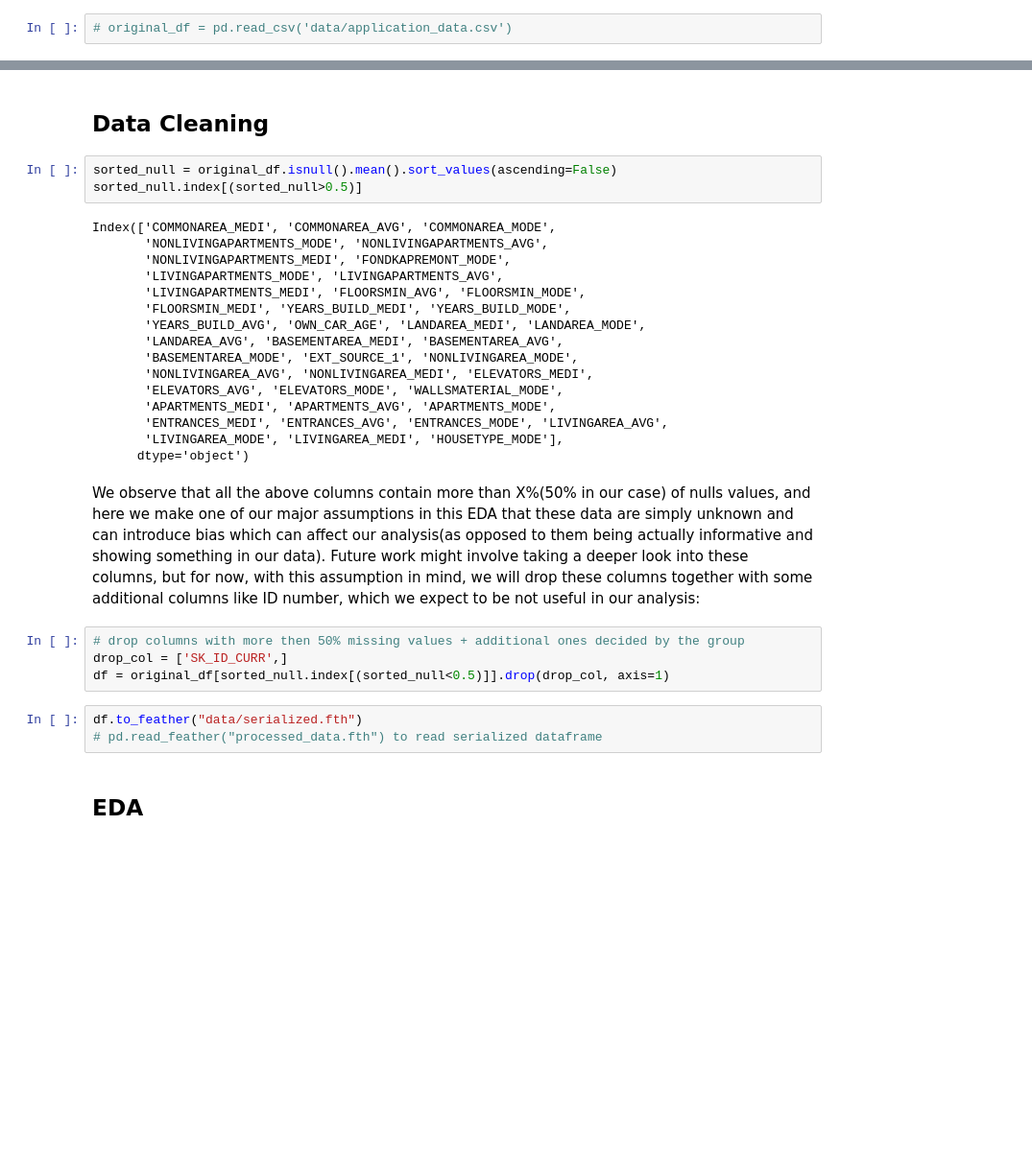
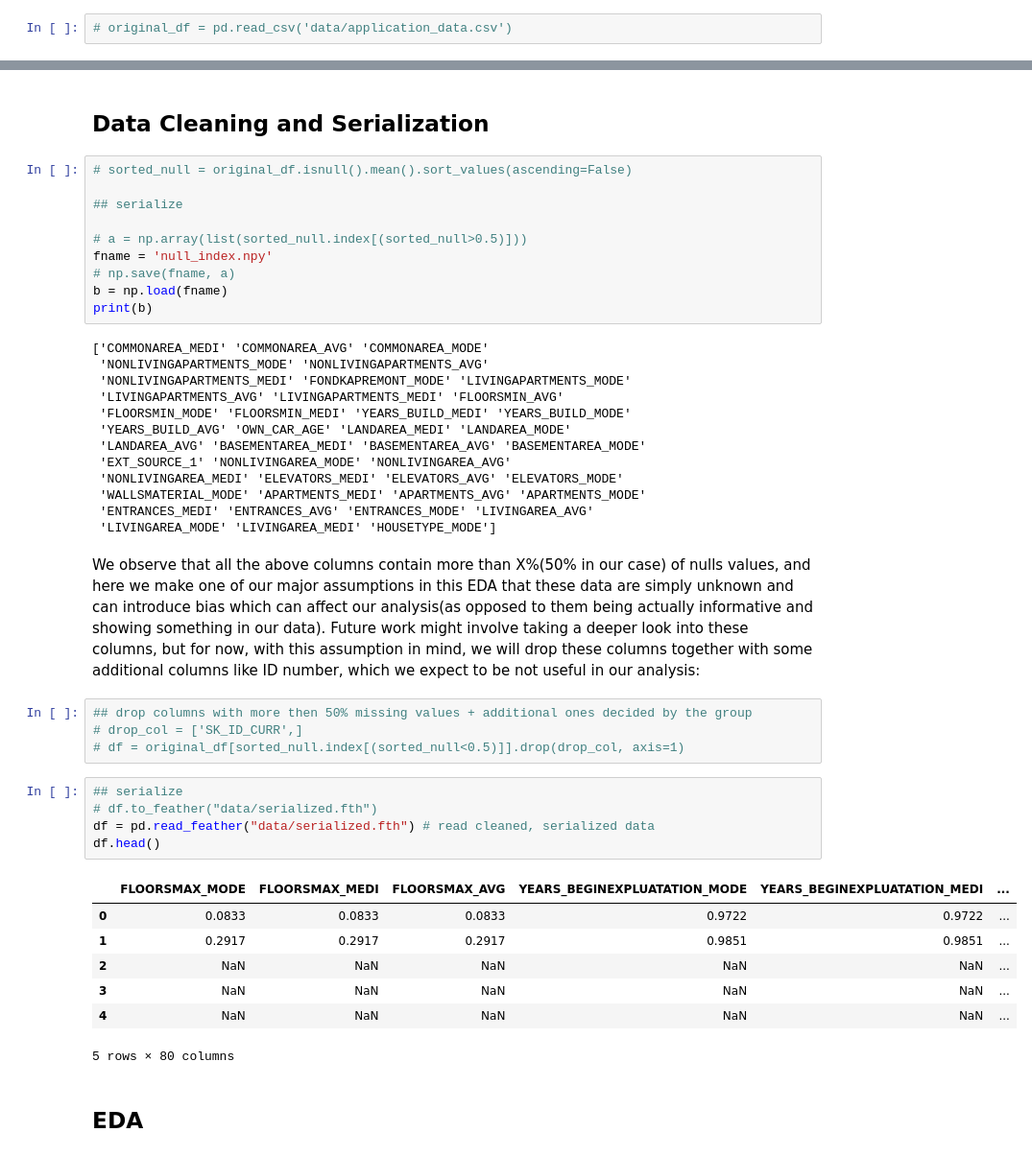
Before and after one commit to UCB-stat-159-s22/hw07-Group11, a Jupyter notebook: main.ipynb, the cells around one changed output, grey strips where cells are left out. Shown: that part at 96% size. Drawn from its saved outputs; the diff is of its cells as text; blank space fills up the shorter version.

Commit message:
serialized intermediate results

```diff
--- a/main.ipynb
+++ b/main.ipynb
@@ -26,33 +26,47 @@ warnings.filterwarnings("ignore")
 # %% [markdown]
-## Data Cleaning
+## Data Cleaning and Serialization
 # %%
-sorted_null = original_df.isnull().mean().sort_values(ascending=False)
-sorted_null.index[(sorted_null>0.5)]
+# sorted_null = original_df.isnull().mean().sort_values(ascending=False)
+
+## serialize
+
+# a = np.array(list(sorted_null.index[(sorted_null>0.5)]))
+fname = 'null_index.npy'
+# np.save(fname, a)
+b = np.load(fname)
+print(b)
 # %% [output]
-Index(['COMMONAREA_MEDI', 'COMMONAREA_AVG', 'COMMONAREA_MODE',
-       'NONLIVINGAPARTMENTS_MODE', 'NONLIVINGAPARTMENTS_AVG',
-       'NONLIVINGAPARTMENTS_MEDI', 'FONDKAPREMONT_MODE',
-       'LIVINGAPARTMENTS_MODE', 'LIVINGAPARTMENTS_AVG',
-       'LIVINGAPARTMENTS_MEDI', 'FLOORSMIN_AVG', 'FLOORSMIN_MODE',
-       'FLOORSMIN_MEDI', 'YEARS_BUILD_MEDI', 'YEARS_BUILD_MODE',
-       'YEARS_BUILD_AVG', 'OWN_CAR_AGE', 'LANDAREA_MEDI', 'LANDAREA_MODE',
-       'LANDAREA_AVG', 'BASEMENTAREA_MEDI', 'BASEMENTAREA_AVG',
-       'BASEMENTAREA_MODE', 'EXT_SOURCE_1', 'NONLIVINGAREA_MODE',
-       'NONLIVINGAREA_AVG', 'NONLIVINGAREA_MEDI', 'ELEVATORS_MEDI',
-       'ELEVATORS_AVG', 'ELEVATORS_MODE', 'WALLSMATERIAL_MODE',
-       'APARTMENTS_MEDI', 'APARTMENTS_AVG', 'APARTMENTS_MODE',
-       'ENTRANCES_MEDI', 'ENTRANCES_AVG', 'ENTRANCES_MODE', 'LIVINGAREA_AVG',
-       'LIVINGAREA_MODE', 'LIVINGAREA_MEDI', 'HOUSETYPE_MODE'],
-      dtype='object')
+['COMMONAREA_MEDI' 'COMMONAREA_AVG' 'COMMONAREA_MODE'
+ 'NONLIVINGAPARTMENTS_MODE' 'NONLIVINGAPARTMENTS_AVG'
+ 'NONLIVINGAPARTMENTS_MEDI' 'FONDKAPREMONT_MODE' 'LIVINGAPARTMENTS_MODE'
+ 'LIVINGAPARTMENTS_AVG' 'LIVINGAPARTMENTS_MEDI' 'FLOORSMIN_AVG'
+ 'FLOORSMIN_MODE' 'FLOORSMIN_MEDI' 'YEARS_BUILD_MEDI' 'YEARS_BUILD_MODE'
+ 'YEARS_BUILD_AVG' 'OWN_CAR_AGE' 'LANDAREA_MEDI' 'LANDAREA_MODE'
+ 'LANDAREA_AVG' 'BASEMENTAREA_MEDI' 'BASEMENTAREA_AVG' 'BASEMENTAREA_MODE'
+ 'EXT_SOURCE_1' 'NONLIVINGAREA_MODE' 'NONLIVINGAREA_AVG'
+ 'NONLIVINGAREA_MEDI' 'ELEVATORS_MEDI' 'ELEVATORS_AVG' 'ELEVATORS_MODE'
+ 'WALLSMATERIAL_MODE' 'APARTMENTS_MEDI' 'APARTMENTS_AVG' 'APARTMENTS_MODE'
+ 'ENTRANCES_MEDI' 'ENTRANCES_AVG' 'ENTRANCES_MODE' 'LIVINGAREA_AVG'
+ 'LIVINGAREA_MODE' 'LIVINGAREA_MEDI' 'HOUSETYPE_MODE']
 # %% [markdown]
 We observe that all the above columns contain more than X%(50% in our case) of nulls values, and here we make one of our major assumptions in this EDA that these data are simply unknown and can introduce bias which can affect our analysis(as opposed to them being actually informative and showing something in our data). Future work might involve taking a deeper look into these columns, but for now, with this assumption in mind, we will drop these columns together with some additional columns like ID number, which we expect to be not useful in our analysis:
 # %%
-# drop columns with more then 50% missing values + additional ones decided by the group
-drop_col = ['SK_ID_CURR',]
-df = original_df[sorted_null.index[(sorted_null<0.5)]].drop(drop_col, axis=1)
+## drop columns with more then 50% missing values + additional ones decided by the group
+# drop_col = ['SK_ID_CURR',]
+# df = original_df[sorted_null.index[(sorted_null<0.5)]].drop(drop_col, axis=1)
 # %%
-df.to_feather("data/serialized.fth")
-# pd.read_feather("processed_data.fth") to read serialized dataframe
+## serialize
+# df.to_feather("data/serialized.fth")
+df = pd.read_feather("data/serialized.fth") # read cleaned, serialized data
+df.head()
+# %% [output]
+|  | FLOORSMAX_MODE | FLOORSMAX_MEDI | FLOORSMAX_AVG | YEARS_BEGINEXPLUATATION_MODE | YEARS_BEGINEXPLUATATION_MEDI | ... |
+| 0 | 0.0833 | 0.0833 | 0.0833 | 0.9722 | 0.9722 | ... |
+| 1 | 0.2917 | 0.2917 | 0.2917 | 0.9851 | 0.9851 | ... |
+| 2 | NaN | NaN | NaN | NaN | NaN | ... |
+| 3 | NaN | NaN | NaN | NaN | NaN | ... |
+| 4 | NaN | NaN | NaN | NaN | NaN | ... |
+5 rows × 80 columns
 # %% [markdown]
 ## EDA
 # %% [markdown]
```
Also changed, not shown: parts of 4 cells of this notebook, 2 other files.
